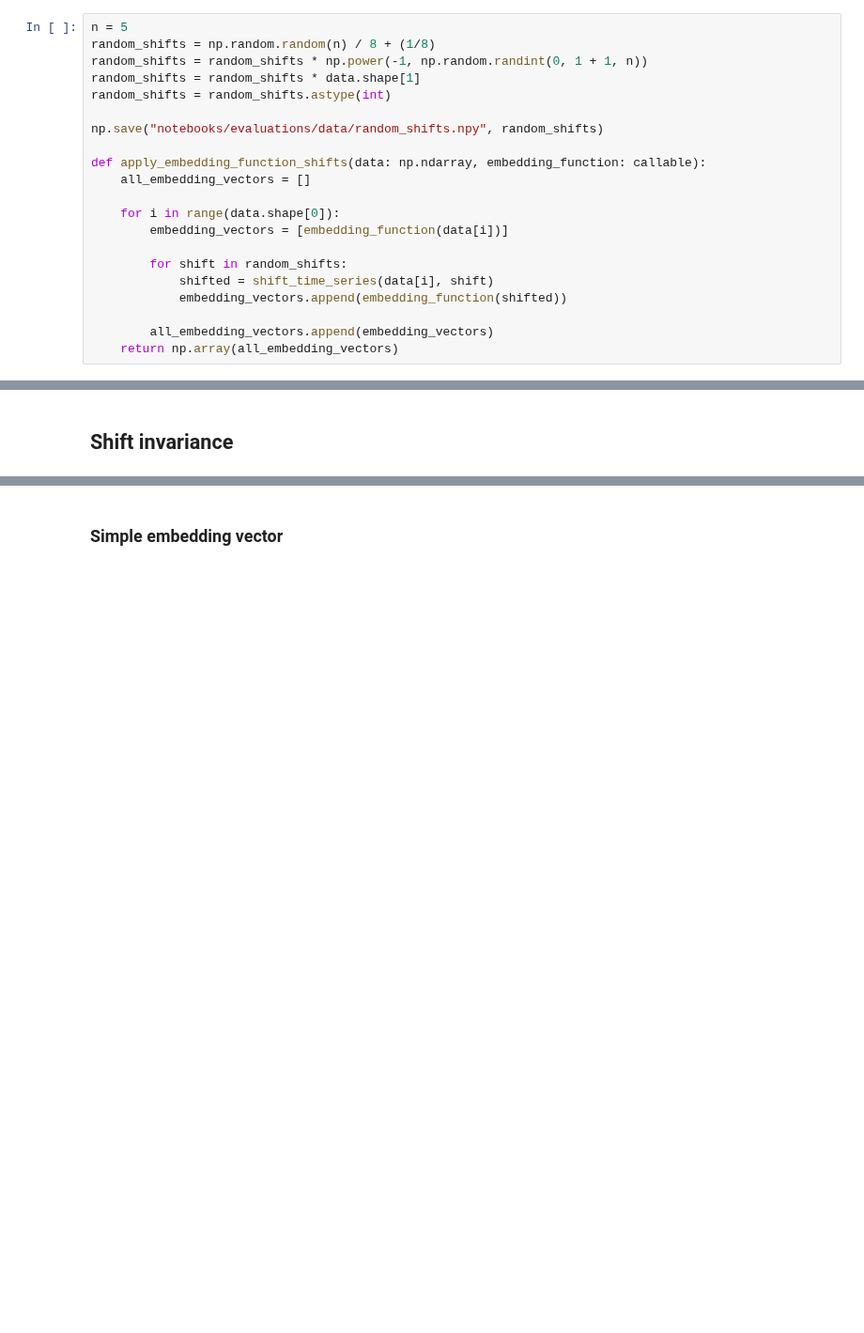
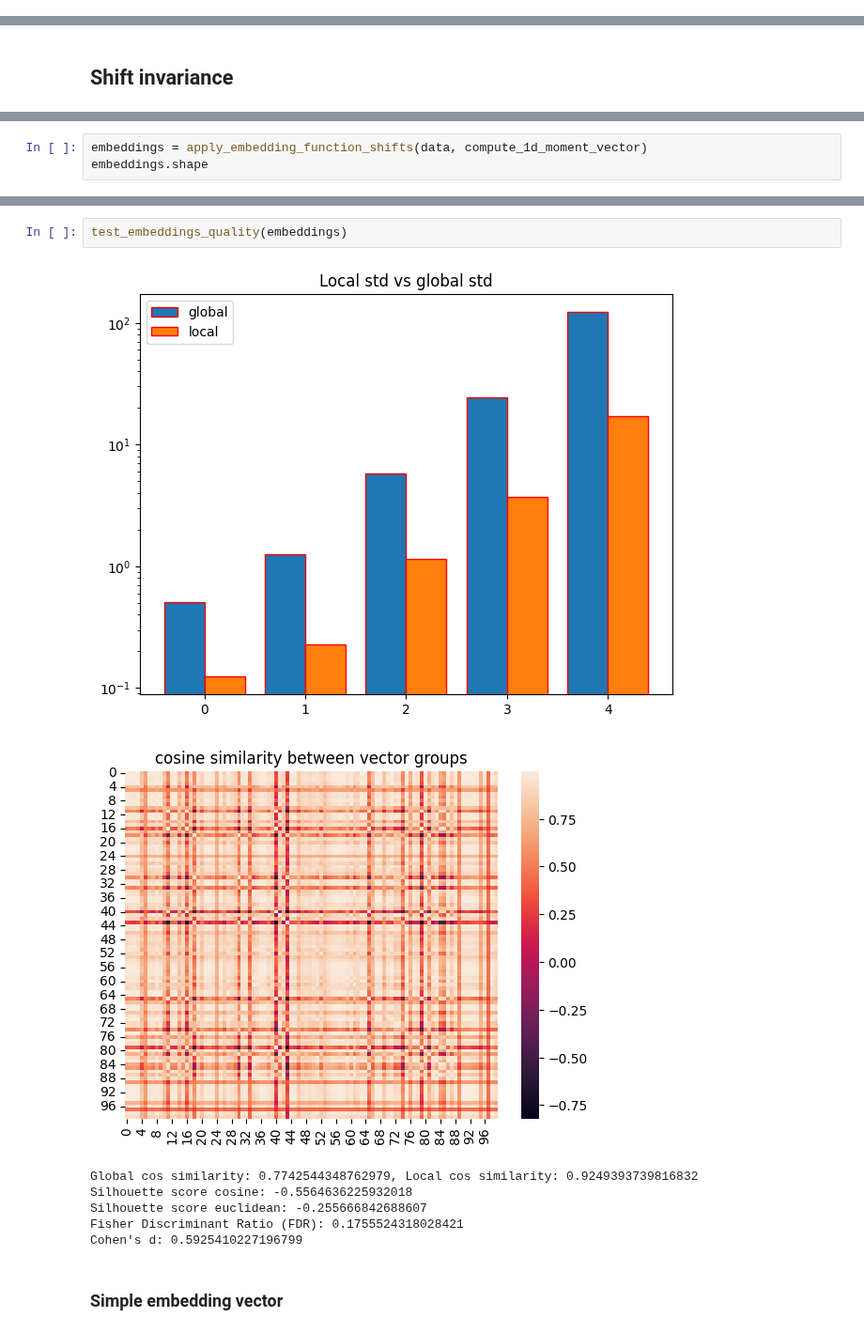
Before and after one commit to krzysztof-m-w/time-series-invariance, a Jupyter notebook: notebooks/evaluations/evaluate_embeddings.ipynb, the cells around one changed output, grey strips where cells are left out. Shown at 94% size. Cells and saved outputs as stored; diff of their text form; blank space fills up the shorter version.

```diff
--- a/notebooks/evaluations/evaluate_embeddings.ipynb
+++ b/notebooks/evaluations/evaluate_embeddings.ipynb
@@ -69,21 +14,0 @@ data.shape
-# %%
-n = 5
-random_shifts = np.random.random(n) / 8 + (1/8)
-random_shifts = random_shifts * np.power(-1, np.random.randint(0, 1 + 1, n))
-random_shifts = random_shifts * data.shape[1]
-random_shifts = random_shifts.astype(int)
-
-np.save("notebooks/evaluations/data/random_shifts.npy", random_shifts)
-
-def apply_embedding_function_shifts(data: np.ndarray, embedding_function: callable):
-    all_embedding_vectors = []
-
-    for i in range(data.shape[0]):
-        embedding_vectors = [embedding_function(data[i])]
-
-        for shift in random_shifts:
-            shifted = shift_time_series(data[i], shift)
-            embedding_vectors.append(embedding_function(shifted))
-
-        all_embedding_vectors.append(embedding_vectors)
-    return np.array(all_embedding_vectors)
@@ -350,0 +210,3 @@ Cohen's d: 1.5396601
+# %%
+embeddings = apply_embedding_function_shifts(data, compute_1d_moment_vector)
+embeddings.shape
@@ -351,3 +215,13 @@ Cohen's d: 1.5396601
+# %%
+test_embeddings_quality(embeddings)
+# %% [output]
+[figure, added]
+[figure, added]
+Global cos similarity: 0.7742544348762979, Local cos similarity: 0.9249393739816832
+Silhouette score cosine: -0.5564636225932018
+Silhouette score euclidean: -0.255666842688607
+Fisher Discriminant Ratio (FDR): 0.1755524318028421
+Cohen's d: 0.5925410227196799
 # %% [markdown]
 ### Simple embedding vector
 # %%
```
Also changed, not shown: parts of 11 cells of this notebook, 4 other files.
